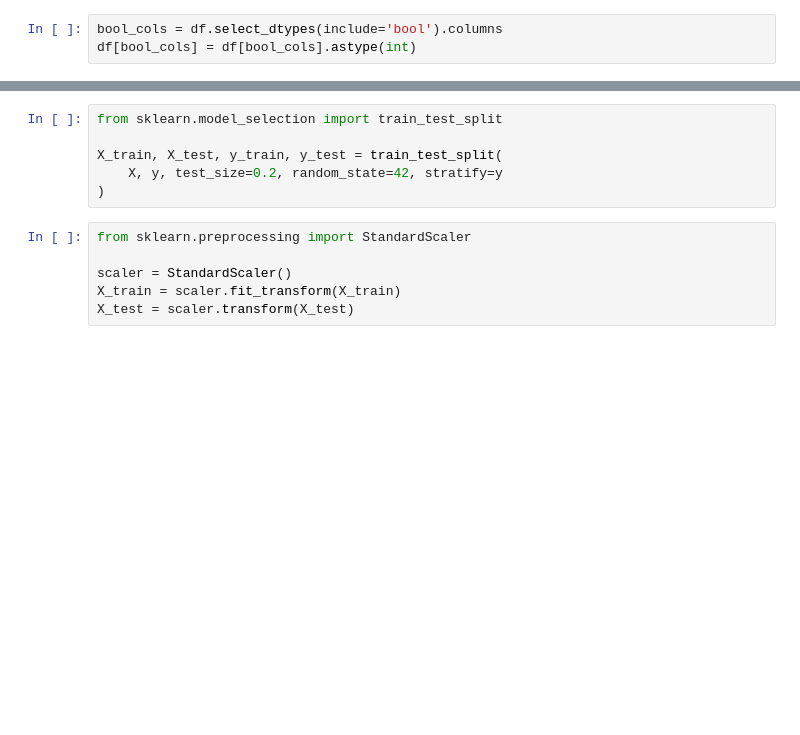
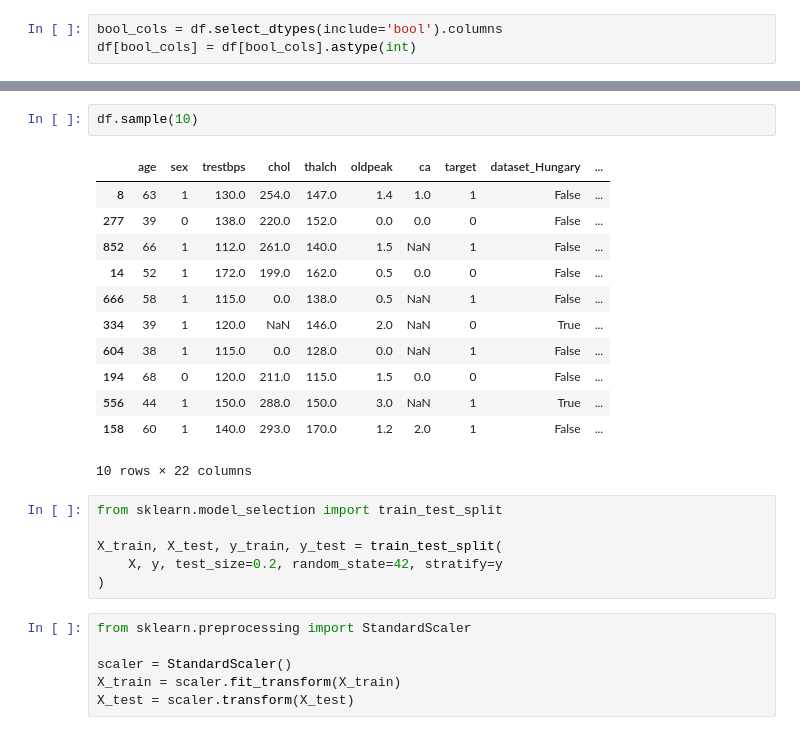
Before and after one commit to sandeshbhatta495/AI, a Jupyter notebook: Logistic Regression/reference project/classification-metrics-binary manipulation.ipynb, the cells around one changed output, grey strips where cells are left out. Cells and saved outputs as stored; diff of their text form; blank space fills up the shorter version.

```diff
--- a/Logistic Regression/reference project/classification-metrics-binary manipulation.ipynb
+++ b/Logistic Regression/reference project/classification-metrics-binary manipulation.ipynb
@@ -105,3 +111,18 @@ df.head()
+# %%
+df.sample(10)
+# %% [output]
+|  | age | sex | trestbps | chol | thalch | oldpeak | ca | target | dataset_Hungary | ... |
+| 8 | 63 | 1 | 130.0 | 254.0 | 147.0 | 1.4 | 1.0 | 1 | False | ... |
+| 277 | 39 | 0 | 138.0 | 220.0 | 152.0 | 0.0 | 0.0 | 0 | False | ... |
+| 852 | 66 | 1 | 112.0 | 261.0 | 140.0 | 1.5 | NaN | 1 | False | ... |
+| 14 | 52 | 1 | 172.0 | 199.0 | 162.0 | 0.5 | 0.0 | 0 | False | ... |
+| 666 | 58 | 1 | 115.0 | 0.0 | 138.0 | 0.5 | NaN | 1 | False | ... |
+| 334 | 39 | 1 | 120.0 | NaN | 146.0 | 2.0 | NaN | 0 | True | ... |
+| 604 | 38 | 1 | 115.0 | 0.0 | 128.0 | 0.0 | NaN | 1 | False | ... |
+| 194 | 68 | 0 | 120.0 | 211.0 | 115.0 | 1.5 | 0.0 | 0 | False | ... |
+| 556 | 44 | 1 | 150.0 | 288.0 | 150.0 | 3.0 | NaN | 1 | True | ... |
+| 158 | 60 | 1 | 140.0 | 293.0 | 170.0 | 1.2 | 2.0 | 1 | False | ... |
+10 rows × 22 columns
 # %%
 from sklearn.model_selection import train_test_split
 
```
Also changed, not shown: parts of 7 cells of this notebook.
